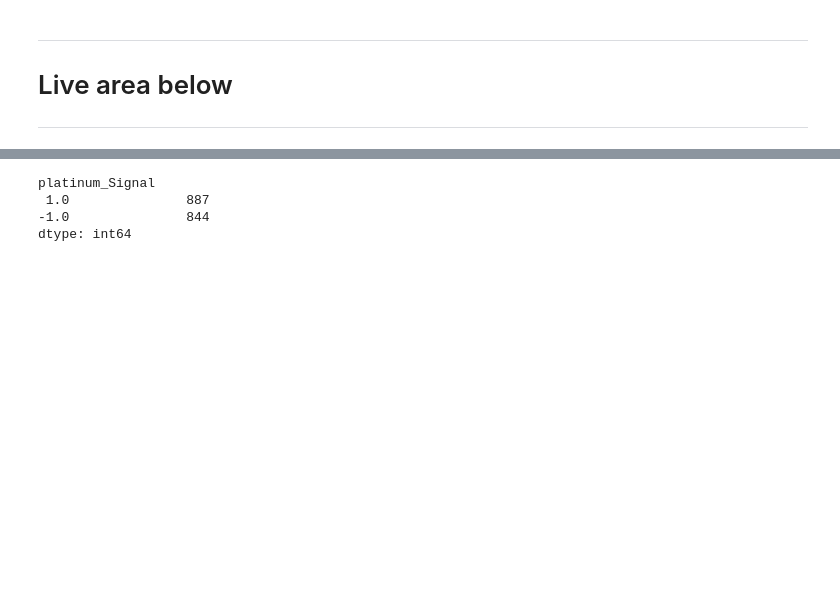
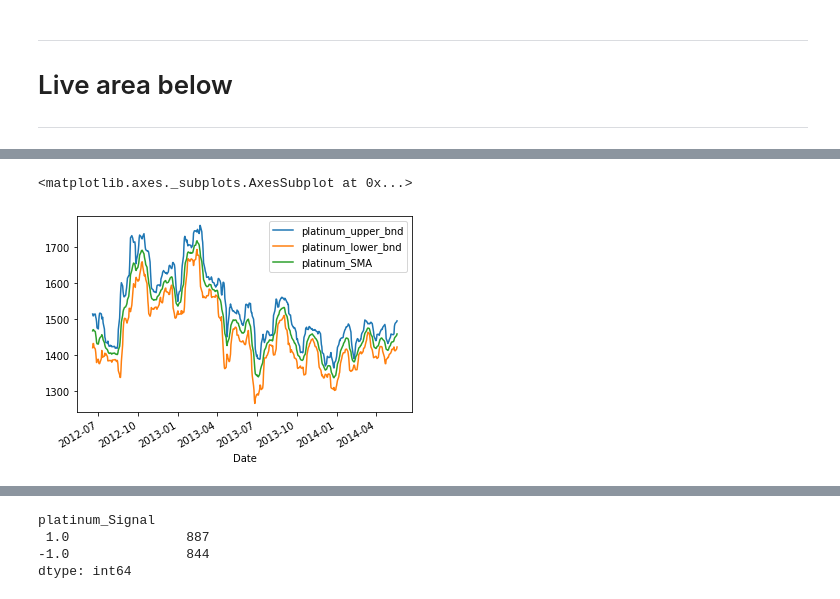
Before and after one commit to Femi-0/Commodities_Futures_Contracts_Generator, a Jupyter notebook: Commodities_Futures_Contracts_Generator.ipynb, the cells around one changed output, grey strips where cells are left out. Drawn from its saved outputs; the diff is of its cells as text; code cells hidden in the pictures; blank space fills up the shorter version.

```diff
--- a/Commodities_Futures_Contracts_Generator.ipynb
+++ b/Commodities_Futures_Contracts_Generator.ipynb
@@ -613,0 +635,5 @@ display(bllg_platinum_df.head())
+# %%
+bllg_platinum_df[['platinum_upper_bnd','platinum_lower_bnd','platinum_SMA']].head(500).plot()
+# %% [output]
+<matplotlib.axes._subplots.AxesSubplot at 0x...>
+[figure, added]
```
Also changed, not shown: parts of 38 cells of this notebook.
